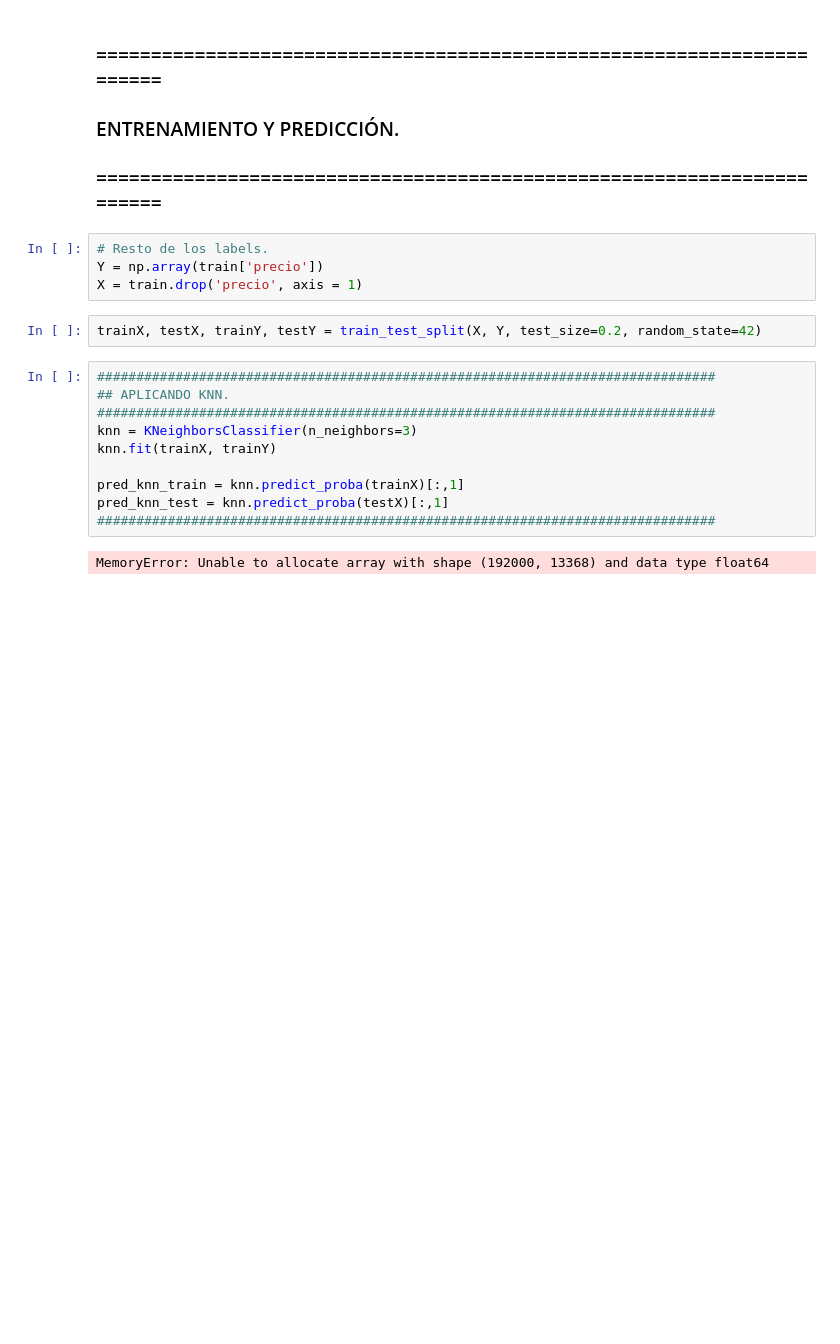
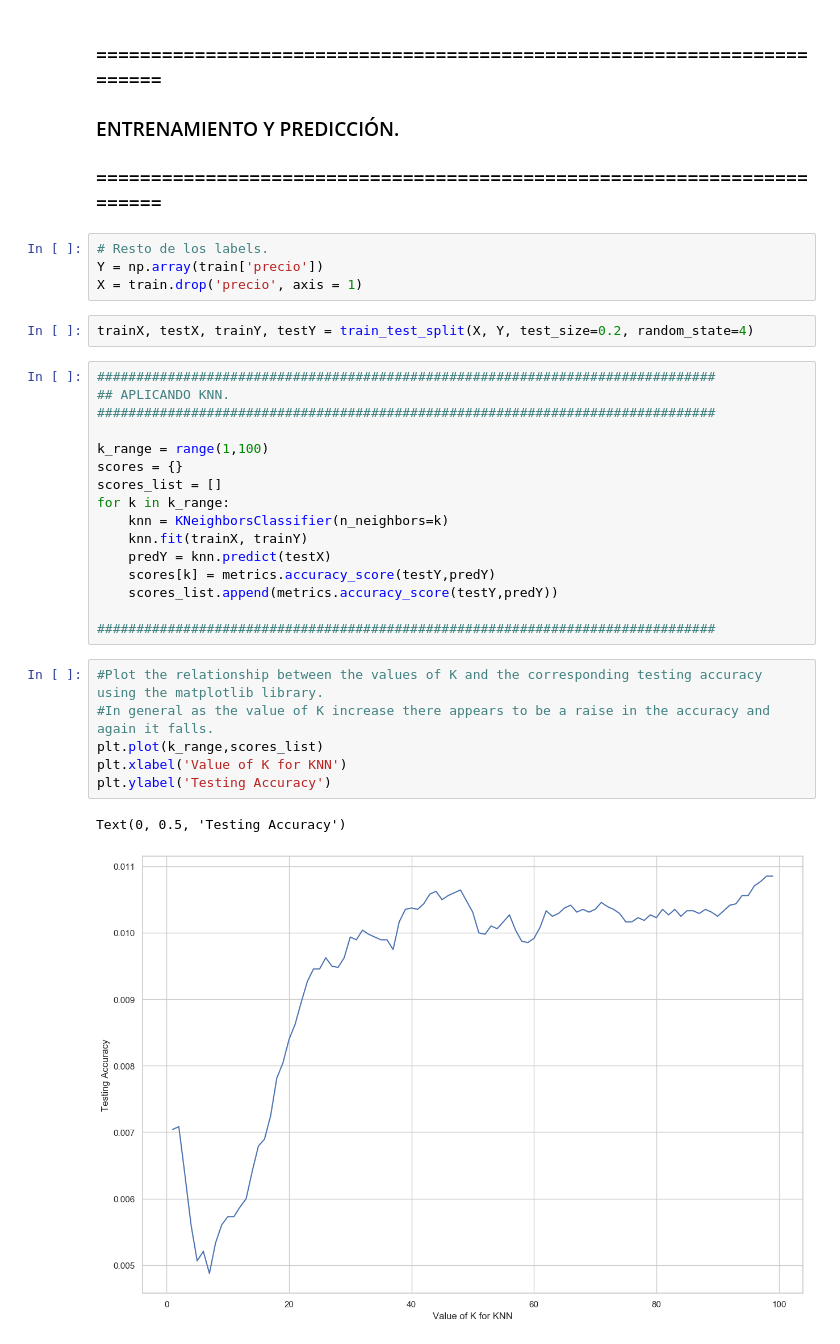
Before and after one commit to patopizzini/Organizacion_Datos_2C2019, a Jupyter notebook: TP2/TP2 JM (KNN).ipynb, the cells around one changed output. Saved outputs shown, nothing was run; the diff lists cells and outputs as text; blank space fills up the shorter version.

```diff
--- a/TP2/TP2 JM (KNN).ipynb
+++ b/TP2/TP2 JM (KNN).ipynb
@@ -77,16 +75,29 @@ memory usage: 8.2 MB
 Y = np.array(train['precio'])
 X = train.drop('precio', axis = 1)
 # %%
-trainX, testX, trainY, testY = train_test_split(X, Y, test_size=0.2, random_state=42)
+trainX, testX, trainY, testY = train_test_split(X, Y, test_size=0.2, random_state=4)
-# %%
-###############################################################################
-## APLICANDO KNN.
-###############################################################################
-knn = KNeighborsClassifier(n_neighbors=3)
-knn.fit(trainX, trainY)
-
-pred_knn_train = knn.predict_proba(trainX)[:,1]
-pred_knn_test = knn.predict_proba(testX)[:,1]
-###############################################################################
-# %% [output]
-MemoryError: Unable to allocate array with shape (192000, 13368) and data type float64
+# %%
+###############################################################################
+## APLICANDO KNN.
+###############################################################################
+
+k_range = range(1,100)
+scores = {}
+scores_list = []
+for k in k_range:
+    knn = KNeighborsClassifier(n_neighbors=k)
+    knn.fit(trainX, trainY)
+    predY = knn.predict(testX)
+    scores[k] = metrics.accuracy_score(testY,predY)
+    scores_list.append(metrics.accuracy_score(testY,predY))
+
+###############################################################################
+# %%
+#Plot the relationship between the values of K and the corresponding testing accuracy using the matplotlib library.
+#In general as the value of K increase there appears to be a raise in the accuracy and again it falls.
+plt.plot(k_range,scores_list)
+plt.xlabel('Value of K for KNN')
+plt.ylabel('Testing Accuracy')
+# %% [output]
+Text(0, 0.5, 'Testing Accuracy')
+[figure, added]
```
Also changed, not shown: parts of 4 cells of this notebook, 3 other files.
